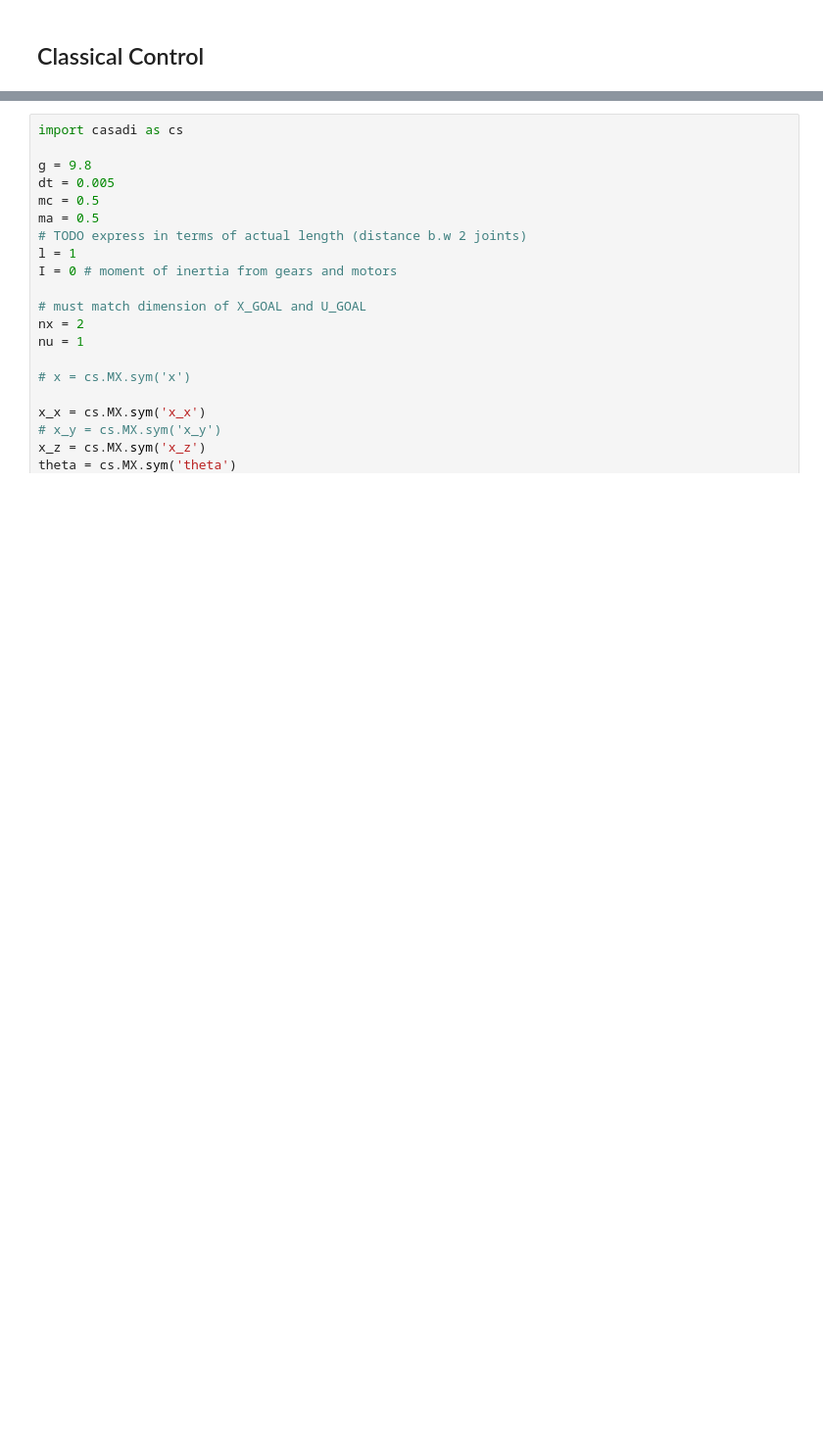
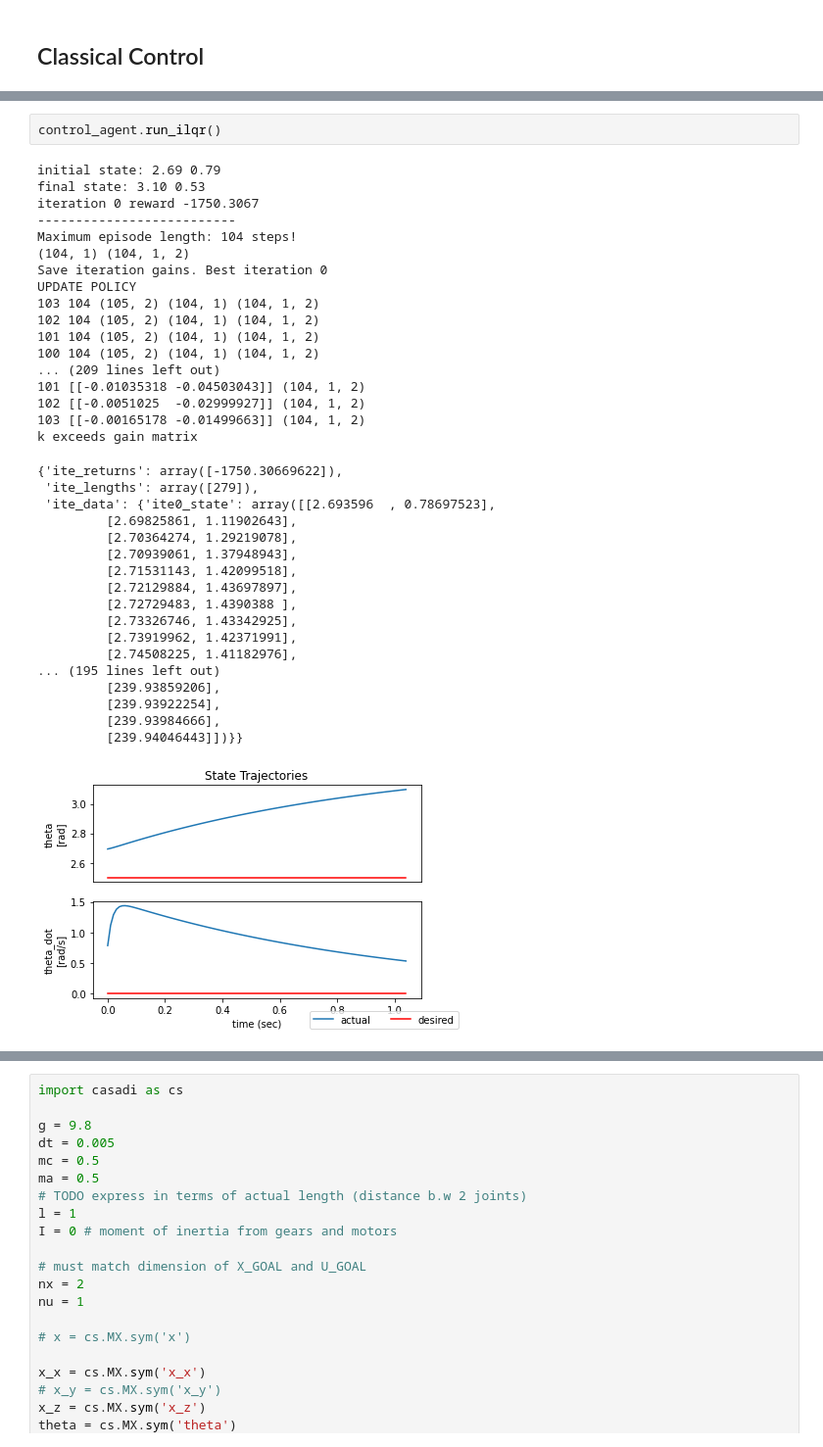
Before and after one commit to nicholasprayogo/safe-control-gym, a Jupyter notebook: examples/manipulator_playground.ipynb, the cells around one changed output, grey strips where cells are left out. Shown at 98% size. Drawn from its saved outputs; the diff is of its cells as text; blank space fills up the shorter version.

```diff
--- a/examples/manipulator_playground.ipynb
+++ b/examples/manipulator_playground.ipynb
@@ -347,3 +419,41 @@ functools.partial(<function make at 0x...>, 'lqr_manipulator', output_dir='resul
+# %%
+control_agent.run_ilqr()
+# %% [output]
+initial state: 2.69 0.79
+final state: 3.10 0.53
+iteration 0 reward -1750.3067
+--------------------------
+Maximum episode length: 104 steps!
+(104, 1) (104, 1, 2)
+Save iteration gains. Best iteration 0
+UPDATE POLICY
+103 104 (105, 2) (104, 1) (104, 1, 2)
+102 104 (105, 2) (104, 1) (104, 1, 2)
+101 104 (105, 2) (104, 1) (104, 1, 2)
+100 104 (105, 2) (104, 1) (104, 1, 2)
+... (209 lines left out)
+101 [[-0.01035318 -0.04503043]] (104, 1, 2)
+102 [[-0.0051025  -0.02999927]] (104, 1, 2)
+103 [[-0.00165178 -0.01499663]] (104, 1, 2)
+k exceeds gain matrix
+{'ite_returns': array([-1750.30669622]),
+ 'ite_lengths': array([279]),
+ 'ite_data': {'ite0_state': array([[2.693596  , 0.78697523],
+         [2.69825861, 1.11902643],
+         [2.70364274, 1.29219078],
+         [2.70939061, 1.37948943],
+         [2.71531143, 1.42099518],
+         [2.72129884, 1.43697897],
+         [2.72729483, 1.4390388 ],
+         [2.73326746, 1.43342925],
+         [2.73919962, 1.42371991],
+         [2.74508225, 1.41182976],
+... (195 lines left out)
+         [239.93859206],
+         [239.93922254],
+         [239.93984666],
+         [239.94046443]])}}
+[figure, added]
 # %%
 from safe_control_gym.utils.registration import register
 
```
Also changed, not shown: parts of 25 cells of this notebook, 4 other files.
